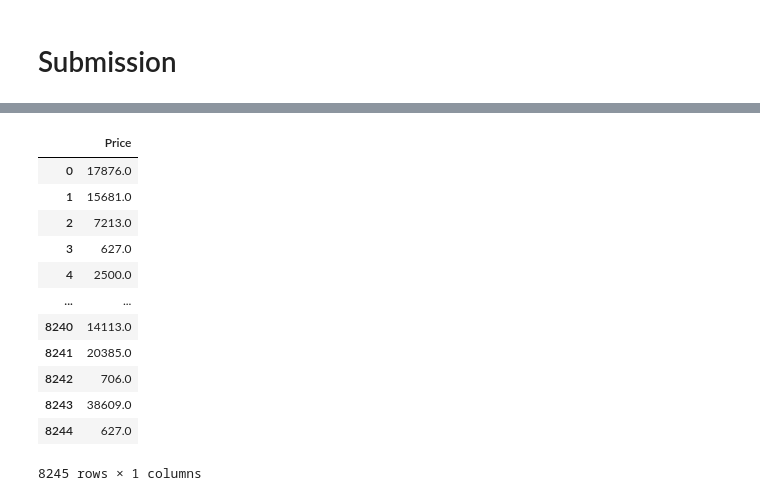
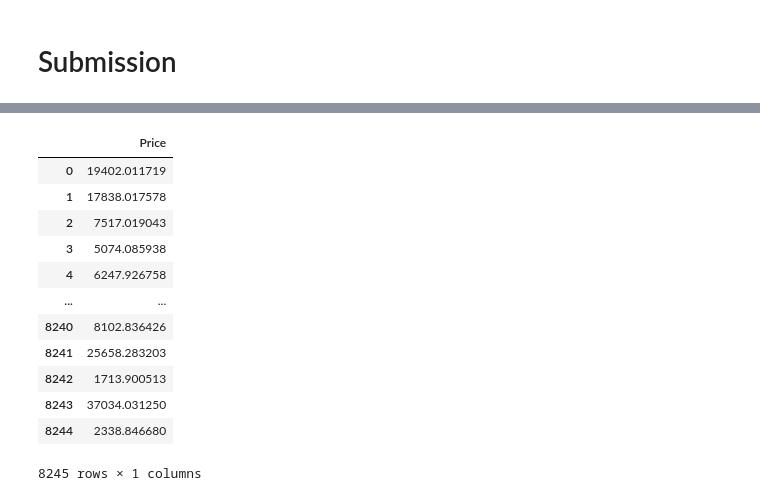
Before and after one commit to kashyapbarua/car-price-prediction, a Jupyter notebook: car-price-prediction.ipynb, the cells around one changed output, grey strips where cells are left out. Cells and saved outputs as stored; diff of their text form; code cells hidden in the pictures.

```diff
--- a/car-price-prediction.ipynb
+++ b/car-price-prediction.ipynb
@@ -1031,20 +1034,20 @@ ValueError: Feature shape mismatch, expected: 46, got 8245
 # %%
-output = pd.DataFrame({'Price' : test_predictions})
+output = pd.DataFrame({'Price' : test_predictions_xgb})
 
 output
 # %% [output]
 |  | Price |
-| 0 | 17876.0 |
-| 1 | 15681.0 |
-| 2 | 7213.0 |
-| 3 | 627.0 |
-| 4 | 2500.0 |
+| 0 | 19402.011719 |
+| 1 | 17838.017578 |
+| 2 | 7517.019043 |
+| 3 | 5074.085938 |
+| 4 | 6247.926758 |
 | ... | ... |
-| 8240 | 14113.0 |
-| 8241 | 20385.0 |
-| 8242 | 706.0 |
-| 8243 | 38609.0 |
-| 8244 | 627.0 |
+| 8240 | 8102.836426 |
+| 8241 | 25658.283203 |
+| 8242 | 1713.900513 |
+| 8243 | 37034.031250 |
+| 8244 | 2338.846680 |
 8245 rows × 1 columns
 # %%
 output.to_csv('./my_submission_file.csv', index=False)
```
Also changed, not shown: parts of 2 cells of this notebook.
